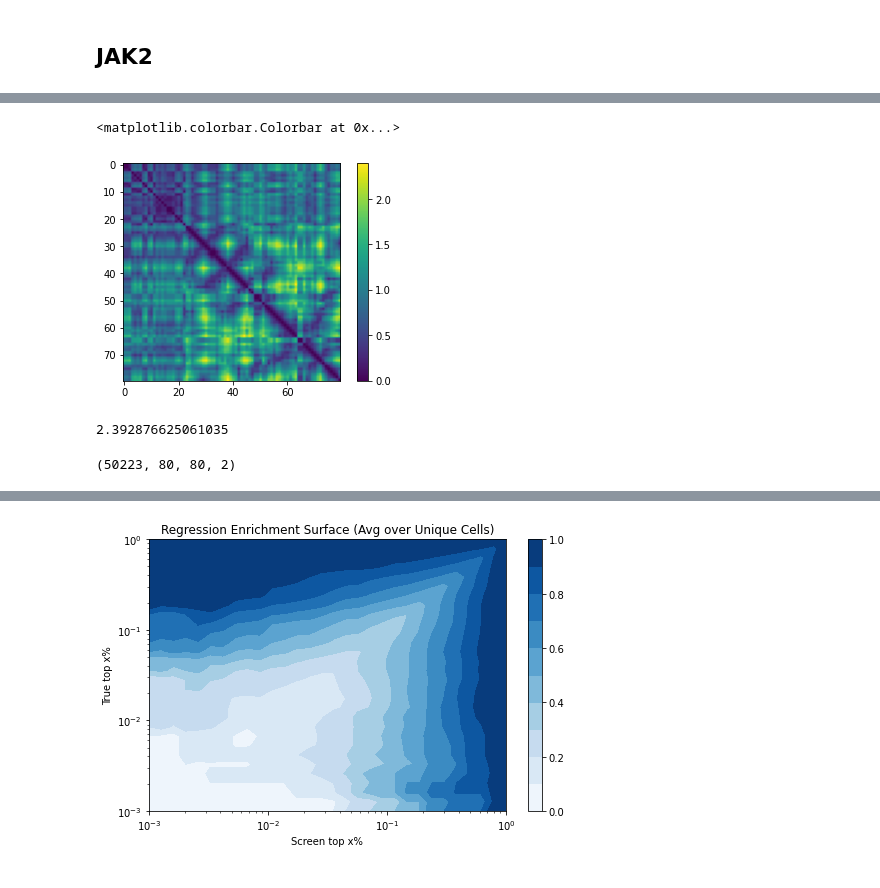
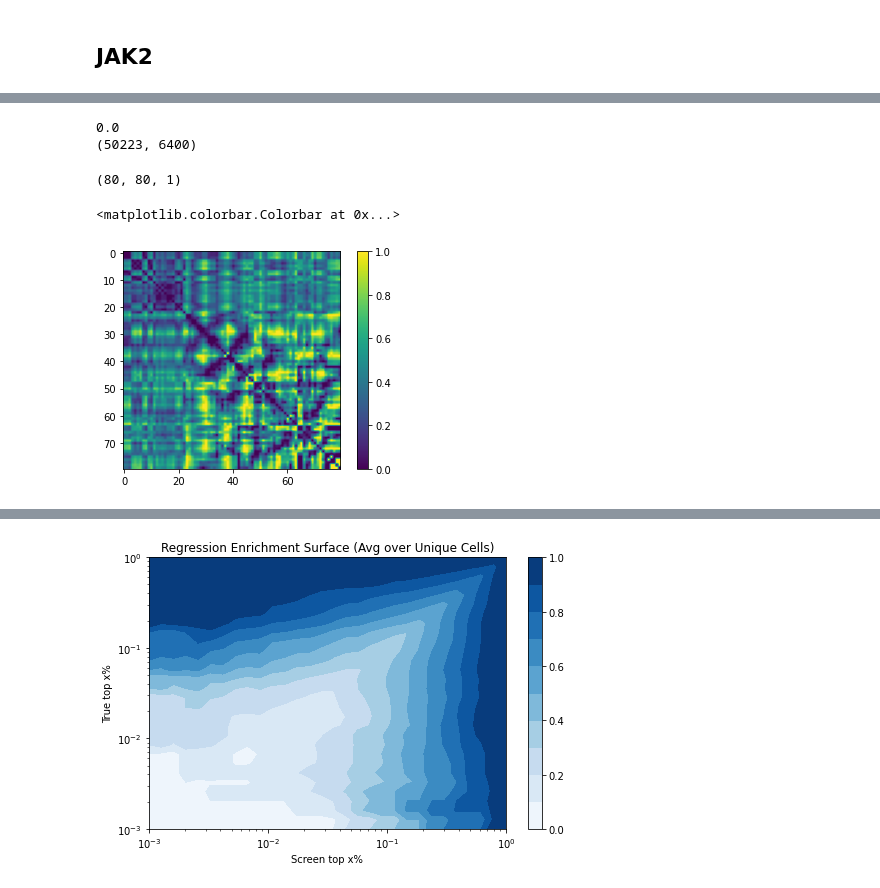
Before and after one commit to shahashka/ml-fragment, a Jupyter notebook: run_notebook.ipynb, the cells around one changed output, grey strips where cells are left out. Saved outputs shown, nothing was run; the diff lists cells and outputs as text; code cells hidden in the pictures.

```diff
--- a/run_notebook.ipynb
+++ b/run_notebook.ipynb
@@ -438,3 +442,10 @@ done creating pocket
 # plt.colorbar()
 # print(matrix[0][1])
 # print('x: %s\ty: %s\tz: %s' % tuple(t.xyz[0, 0,:]))
+# %%
+images_jak2, docks = pickle.load(open("dset_jak2_8a_80x80_NEAREST.pkl", "rb"))
+# %%
+docks = np.abs(docks)
+scaler = MinMaxScaler()
+docks_scaled = scaler.fit_transform(docks.reshape(-1,1))
+plt.hist(docks)
@@ -441,15 +460,17 @@ done creating pocket
+# %%
+images_jak2_2d = np.expand_dims(images_jak2[:,:,:,0],axis=-1)
+print(np.min(docks))
+images_jak2_2d_norm = images_jak2_2d.reshape(images_jak2_2d.shape[0], -1)
+print(images_jak2_2d_norm.shape)
+images_jak2_2d_norm = scaler.fit_transform(images_jak2_2d_norm).reshape(images_jak2_2d.shape)
+# %% [output]
+0.0
+(50223, 6400)
 # %%
-plt.imshow(maps_jak2[0][:,:,0])
+print(images_jak2_2d_norm[0].shape)
+plt.imshow(images_jak2_2d_norm[0][:,:,0])
 plt.colorbar()
 # %% [output]
-<matplotlib.colorbar.Colorbar at 0x...>
+(80, 80, 1)
+<matplotlib.colorbar.Colorbar at 0x...>
-[figure, old version]
+[figure, new version]
-# %%
-print(np.max(maps_jak2[2][:,:,0]))
-# %% [output]
-2.392876625061035
-# %%
-images_jak2 = np.stack(maps_jak2,axis=0)
-print(images_jak2.shape)
-# %% [output]
-(50223, 80, 80, 2)
```
Also changed, not shown: parts of 12 cells of this notebook.
